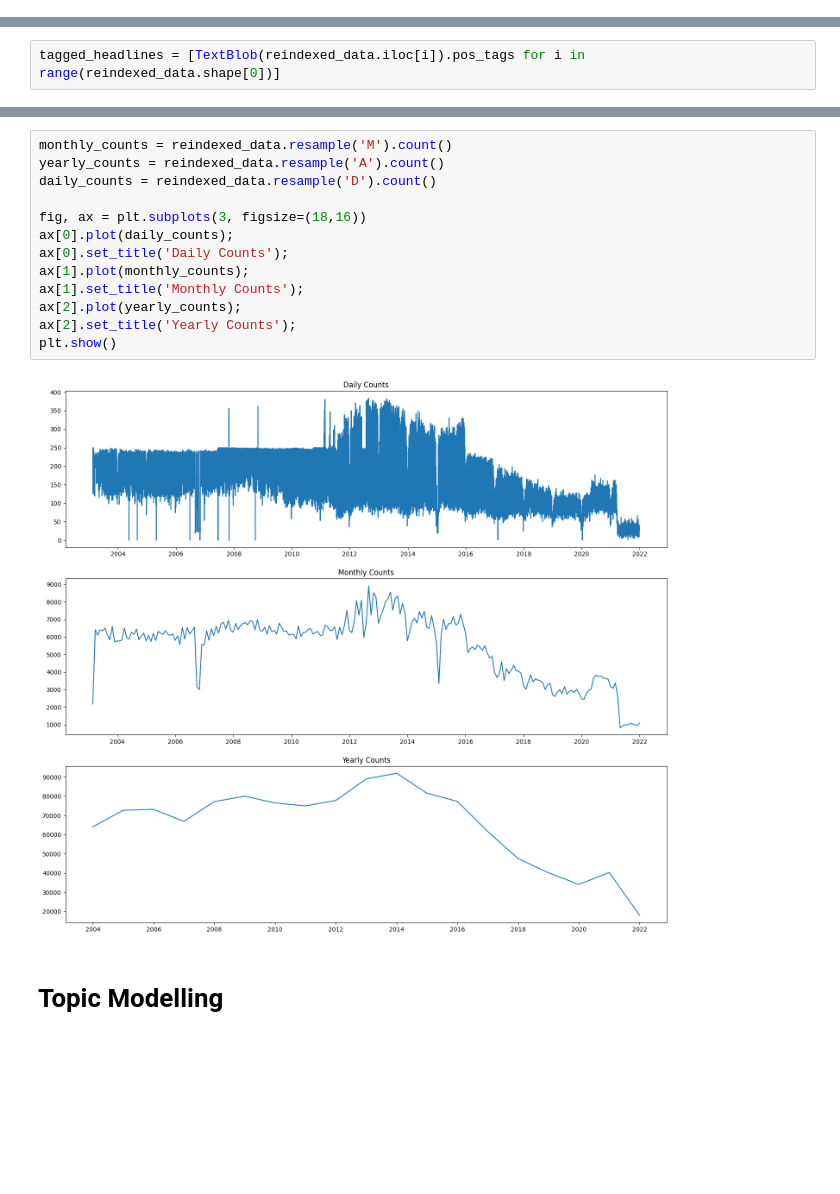
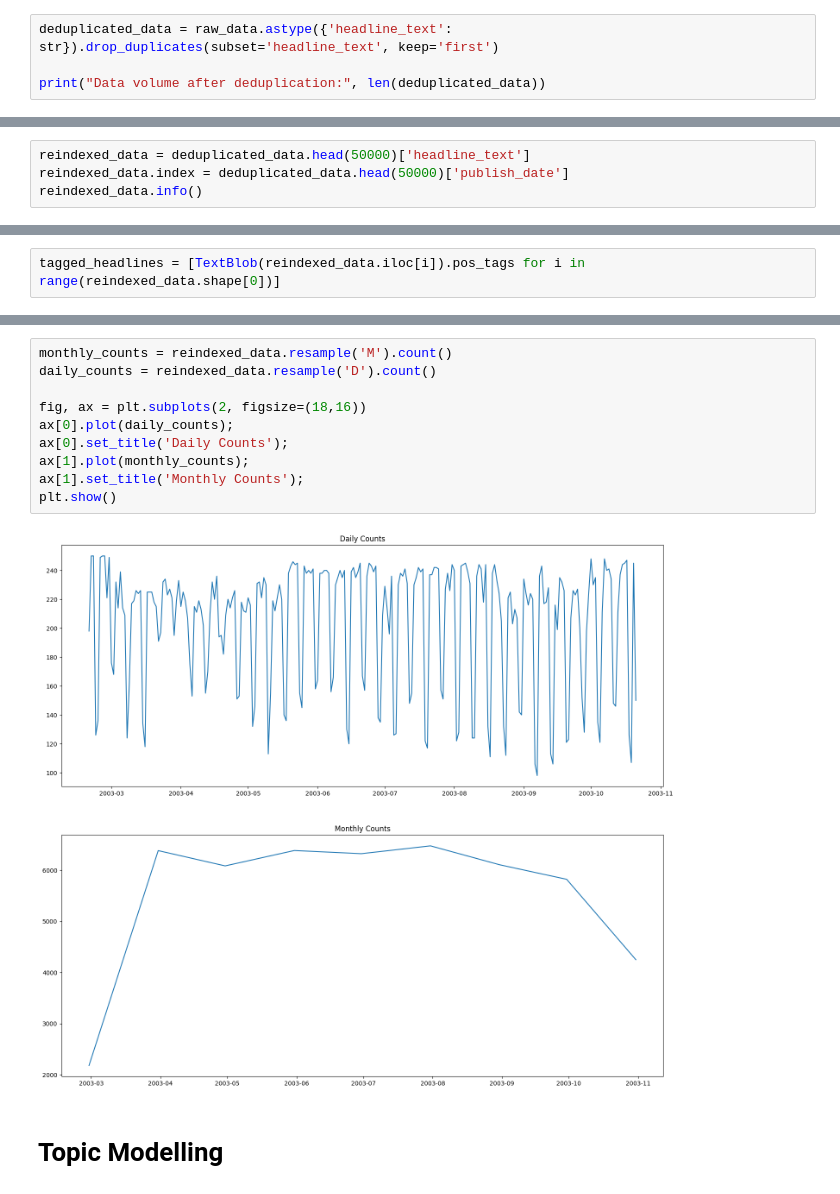
Before and after one commit to zoezhousy/Kaggle_A_Million_News_Headlines, a Jupyter notebook: TopicModelling.ipynb, the cells around one changed output, grey strips where cells are left out. Cells and saved outputs as stored; diff of their text form; blank space fills up the shorter version.

```diff
--- a/TopicModelling.ipynb
+++ b/TopicModelling.ipynb
@@ -47,0 +49,4 @@ raw_data.head()
+# %%
+deduplicated_data = raw_data.astype({'headline_text': str}).drop_duplicates(subset='headline_text', keep='first')
+
+print("Data volume after deduplication:", len(deduplicated_data))
@@ -47,0 +55,4 @@ raw_data.head()
+# %%
+reindexed_data = deduplicated_data.head(50000)['headline_text']
+reindexed_data.index = deduplicated_data.head(50000)['publish_date']
+reindexed_data.info()
@@ -145,18 +149,15 @@ ax.set_xlabel('Type of Word');
 # %%
 monthly_counts = reindexed_data.resample('M').count()
-yearly_counts = reindexed_data.resample('A').count()
 daily_counts = reindexed_data.resample('D').count()
 
-fig, ax = plt.subplots(3, figsize=(18,16))
+fig, ax = plt.subplots(2, figsize=(18,16))
 ax[0].plot(daily_counts);
 ax[0].set_title('Daily Counts');
 ax[1].plot(monthly_counts);
 ax[1].set_title('Monthly Counts');
-ax[2].plot(yearly_counts);
-ax[2].set_title('Yearly Counts');
 plt.show()
 # %% [output]
-[figure, old version]
+[figure, new version]
 # %% [markdown]
 # Topic Modelling
 # %% [markdown]
```
Also changed, not shown: parts of 24 cells of this notebook.
